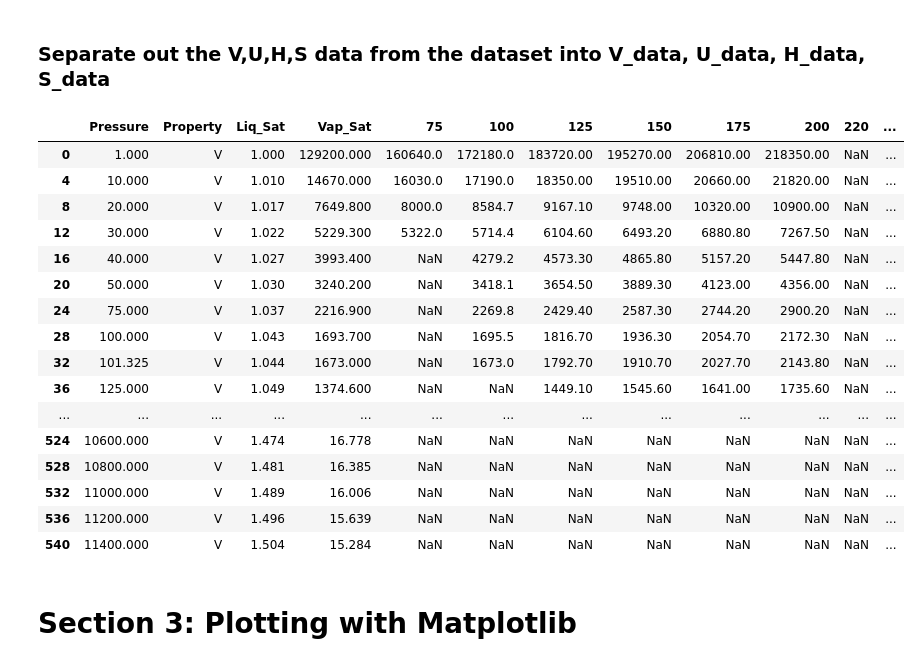
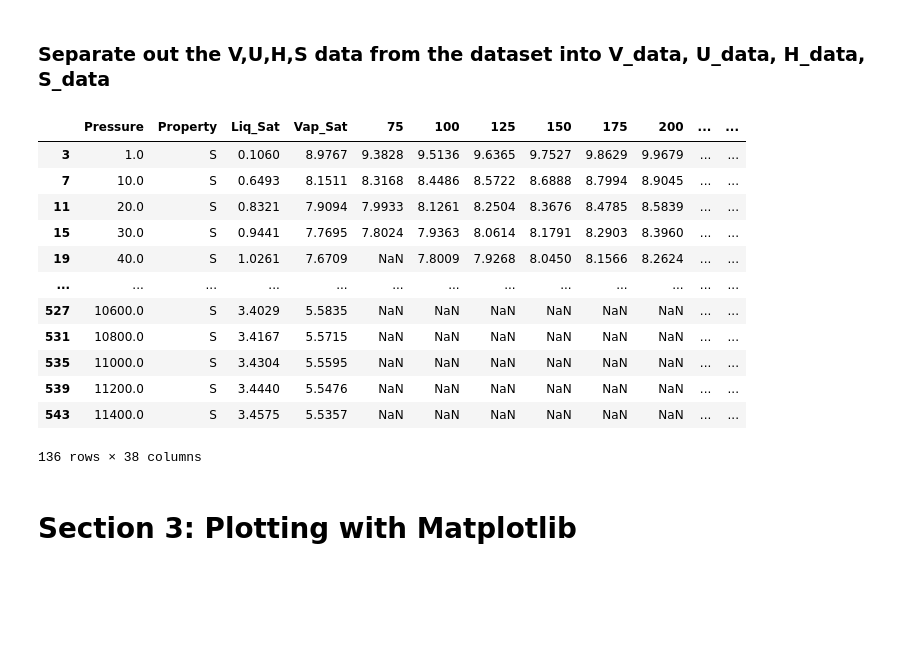
Before and after one commit to sg11421/Machine-Learning-with-Python, a Jupyter notebook: 220540_KomalKumari/Assignment1.ipynb, the cells around one changed output. Drawn from its saved outputs; the diff is of its cells as text; code cells hidden in the pictures; blank space fills up the shorter version.

```diff
--- a/220540_KomalKumari/Assignment1.ipynb
+++ b/220540_KomalKumari/Assignment1.ipynb
@@ -313,28 +313,24 @@ df.loc[(df['Property'] == 'H'), 'Liq_Sat'].values.mean()
 # %%
 #your code here
 V_data = df[df['Property'] == 'V']
 U_data = df[df['Property'] == 'U']
 H_data = df[df['Property'] == 'H']
 S_data = df[df['Property'] == 'S']
-V_data
+S_data
 # %% [output]
-|  | Pressure | Property | Liq_Sat | Vap_Sat | 75 | 100 | 125 | 150 | 175 | 200 | 220 | ... |
-| 0 | 1.000 | V | 1.000 | 129200.000 | 160640.0 | 172180.0 | 183720.00 | 195270.00 | 206810.00 | 218350.00 | NaN | ... |
-| 4 | 10.000 | V | 1.010 | 14670.000 | 16030.0 | 17190.0 | 18350.00 | 19510.00 | 20660.00 | 21820.00 | NaN | ... |
-| 8 | 20.000 | V | 1.017 | 7649.800 | 8000.0 | 8584.7 | 9167.10 | 9748.00 | 10320.00 | 10900.00 | NaN | ... |
-| 12 | 30.000 | V | 1.022 | 5229.300 | 5322.0 | 5714.4 | 6104.60 | 6493.20 | 6880.80 | 7267.50 | NaN | ... |
-| 16 | 40.000 | V | 1.027 | 3993.400 | NaN | 4279.2 | 4573.30 | 4865.80 | 5157.20 | 5447.80 | NaN | ... |
-| 20 | 50.000 | V | 1.030 | 3240.200 | NaN | 3418.1 | 3654.50 | 3889.30 | 4123.00 | 4356.00 | NaN | ... |
-| 24 | 75.000 | V | 1.037 | 2216.900 | NaN | 2269.8 | 2429.40 | 2587.30 | 2744.20 | 2900.20 | NaN | ... |
-| 28 | 100.000 | V | 1.043 | 1693.700 | NaN | 1695.5 | 1816.70 | 1936.30 | 2054.70 | 2172.30 | NaN | ... |
-| 32 | 101.325 | V | 1.044 | 1673.000 | NaN | 1673.0 | 1792.70 | 1910.70 | 2027.70 | 2143.80 | NaN | ... |
-| 36 | 125.000 | V | 1.049 | 1374.600 | NaN | NaN | 1449.10 | 1545.60 | 1641.00 | 1735.60 | NaN | ... |
+|  | Pressure | Property | Liq_Sat | Vap_Sat | 75 | 100 | 125 | 150 | 175 | 200 | ... | ... |
+| 3 | 1.0 | S | 0.1060 | 8.9767 | 9.3828 | 9.5136 | 9.6365 | 9.7527 | 9.8629 | 9.9679 | ... | ... |
+| 7 | 10.0 | S | 0.6493 | 8.1511 | 8.3168 | 8.4486 | 8.5722 | 8.6888 | 8.7994 | 8.9045 | ... | ... |
+| 11 | 20.0 | S | 0.8321 | 7.9094 | 7.9933 | 8.1261 | 8.2504 | 8.3676 | 8.4785 | 8.5839 | ... | ... |
+| 15 | 30.0 | S | 0.9441 | 7.7695 | 7.8024 | 7.9363 | 8.0614 | 8.1791 | 8.2903 | 8.3960 | ... | ... |
+| 19 | 40.0 | S | 1.0261 | 7.6709 | NaN | 7.8009 | 7.9268 | 8.0450 | 8.1566 | 8.2624 | ... | ... |
 | ... | ... | ... | ... | ... | ... | ... | ... | ... | ... | ... | ... | ... |
-| 524 | 10600.000 | V | 1.474 | 16.778 | NaN | NaN | NaN | NaN | NaN | NaN | NaN | ... |
-| 528 | 10800.000 | V | 1.481 | 16.385 | NaN | NaN | NaN | NaN | NaN | NaN | NaN | ... |
-| 532 | 11000.000 | V | 1.489 | 16.006 | NaN | NaN | NaN | NaN | NaN | NaN | NaN | ... |
-| 536 | 11200.000 | V | 1.496 | 15.639 | NaN | NaN | NaN | NaN | NaN | NaN | NaN | ... |
-| 540 | 11400.000 | V | 1.504 | 15.284 | NaN | NaN | NaN | NaN | NaN | NaN | NaN | ... |
+| 527 | 10600.0 | S | 3.4029 | 5.5835 | NaN | NaN | NaN | NaN | NaN | NaN | ... | ... |
+| 531 | 10800.0 | S | 3.4167 | 5.5715 | NaN | NaN | NaN | NaN | NaN | NaN | ... | ... |
+| 535 | 11000.0 | S | 3.4304 | 5.5595 | NaN | NaN | NaN | NaN | NaN | NaN | ... | ... |
+| 539 | 11200.0 | S | 3.4440 | 5.5476 | NaN | NaN | NaN | NaN | NaN | NaN | ... | ... |
+| 543 | 11400.0 | S | 3.4575 | 5.5357 | NaN | NaN | NaN | NaN | NaN | NaN | ... | ... |
+136 rows × 38 columns
 # %% [markdown]
 # Section 3: Plotting with Matplotlib
 # %% [markdown]
```
Also changed, not shown: parts of 4 cells of this notebook.
